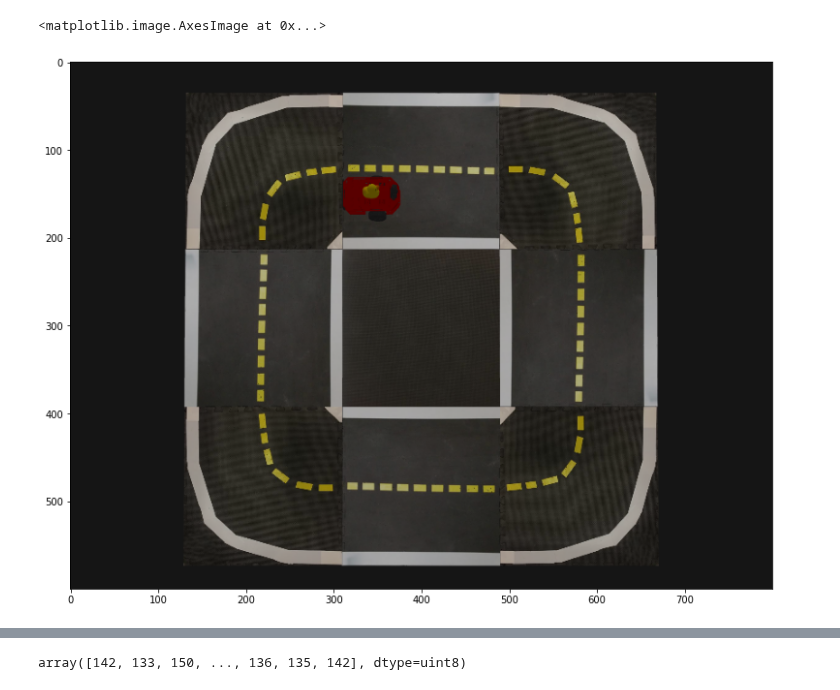
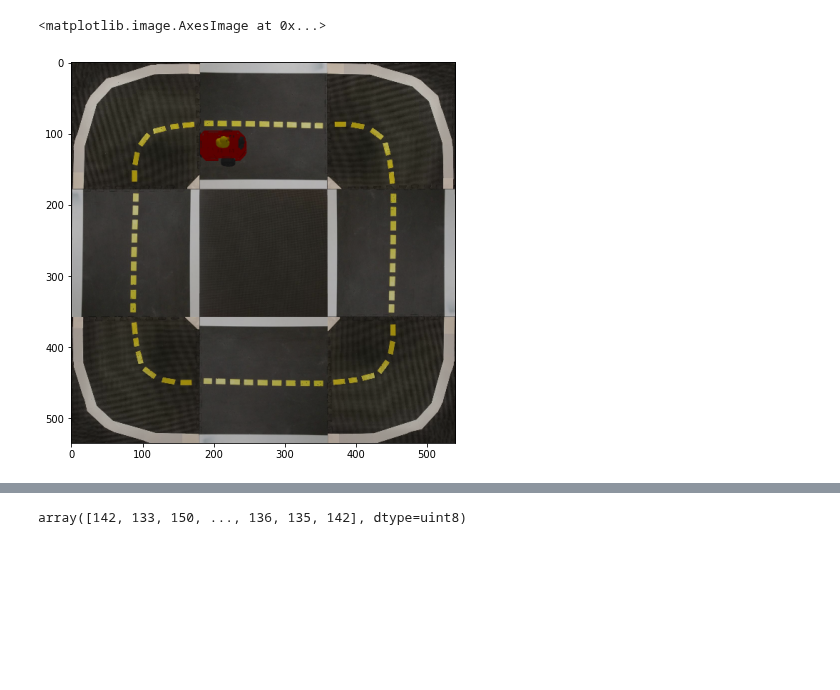
Before and after one commit to giuliovv/duckrace, a Jupyter notebook: trajectory_extraction.ipynb, the cells around one changed output, grey strips where cells are left out. Saved outputs shown, nothing was run; the diff lists cells and outputs as text; code cells hidden in the pictures; blank space fills up the shorter version.

Commit message:
Better image cut

```diff
--- a/trajectory_extraction.ipynb
+++ b/trajectory_extraction.ipynb
@@ -12,5 +21,5 @@ gym_duckietown.logger.setLevel(logging.WARNING)
 # %%
-plt.rcParams['figure.figsize'] = [20, 10]
+plt.rcParams['figure.figsize'] = [7, 7]
 # %%
 env = Simulator("small_loop",
     full_transparency=True,
@@ -23,11 +34,11 @@ env = Simulator("small_loop",
 env.unwrapped.start_pose = [[0.11699990272521976, 0, 0.41029359288296474], 0]
 # %%
 env.reset()
-top_view = np.flip(env.render(mode="top_down"), [0])
+top_view = np.flip(env.render(mode="top_down"), [0])[35:-30,130:-130]
 plt.imshow(top_view)
 # %% [output]
 <matplotlib.image.AxesImage at 0x...>
-[figure, old version]
+[figure, new version]
 # %%
 img_hsv = cv2.cvtColor(top_view, cv2.COLOR_RGB2HSV)
 gray = cv2.cvtColor(top_view, cv2.COLOR_RGB2GRAY)
```
Also changed, not shown: parts of 10 cells of this notebook.
